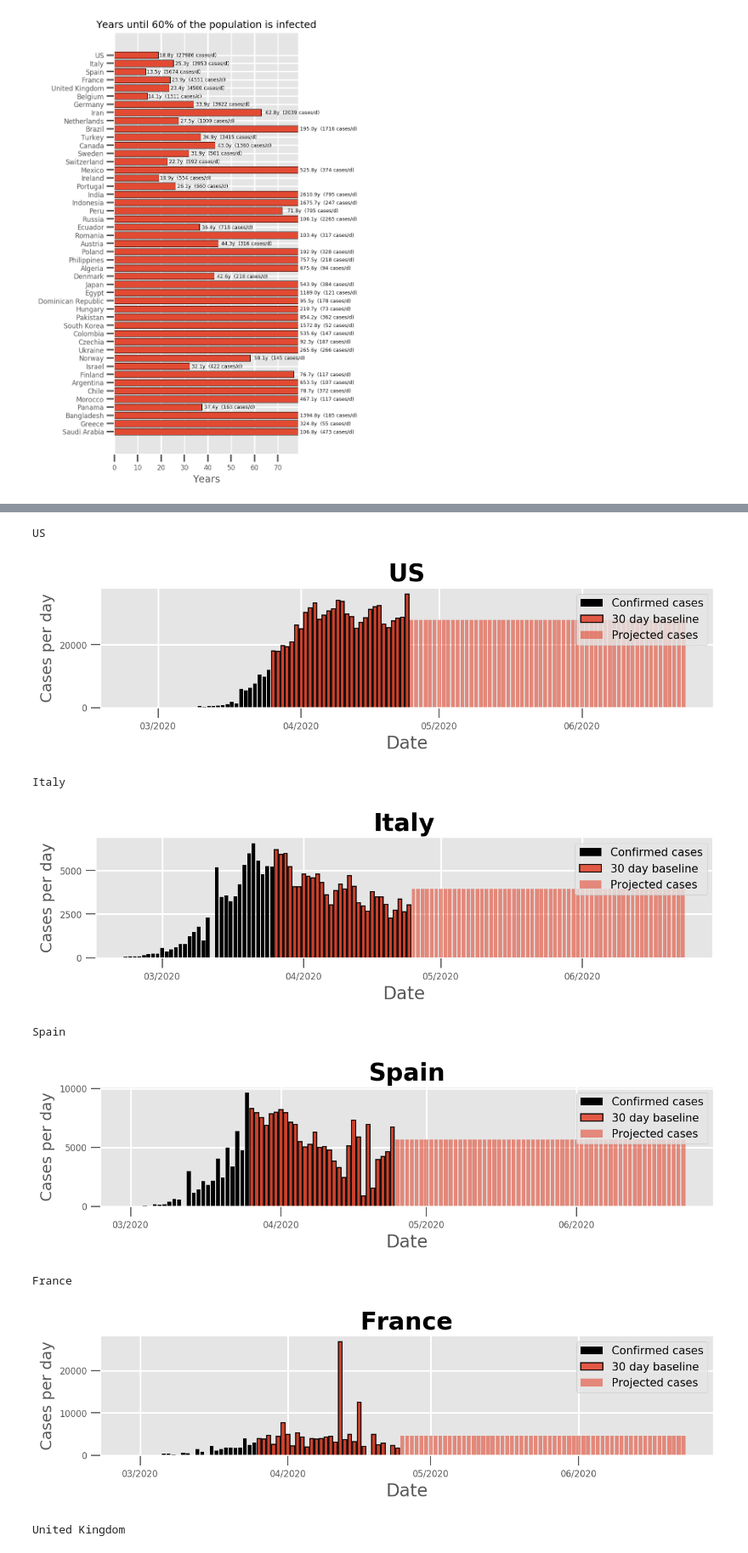
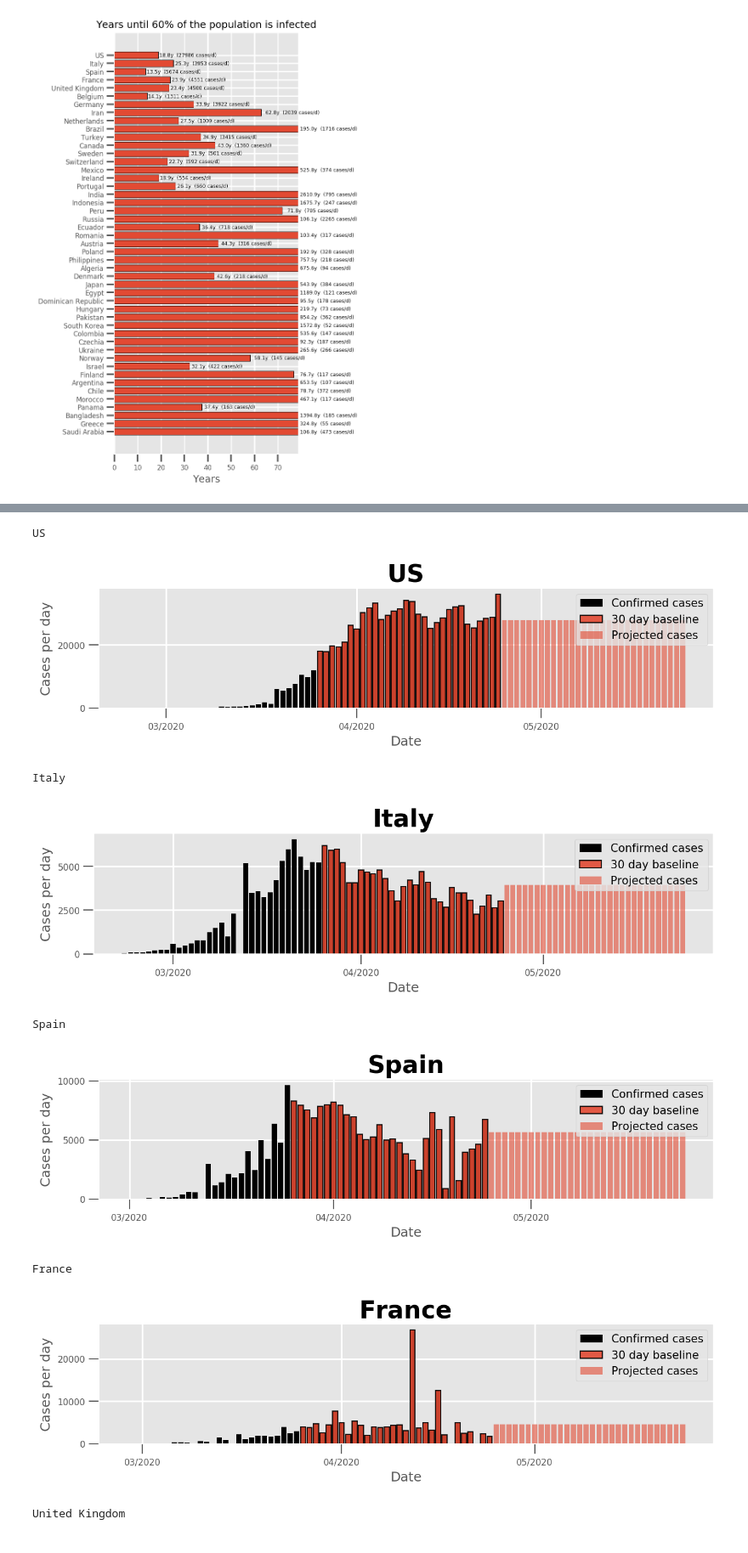
Before and after one commit to caglorithm/notebooks, a Jupyter notebook: _notebooks/2020-04-25-covid-herd-immunity.ipynb, the cells around one changed output, grey strips where cells are left out. Shown at 85% size. Drawn from its saved outputs; the diff is of its cells as text; code cells hidden in the pictures.

```diff
--- a/_notebooks/2020-04-25-covid-herd-immunity.ipynb
+++ b/_notebooks/2020-04-25-covid-herd-immunity.ipynb
@@ -293,41 +293,41 @@ for i, str_country in enumerate(countries):
     fig, axs = plt.subplots(1, 1, figsize=(10, 2), dpi=150)
     axs.set_title(f"{str_country}", fontsize=22, fontweight="bold")
 
     axs.bar(df_cases_country.index, df_cases_country.new_confirmed, lw=4, label=f"Confirmed cases", color='k')
 
     fit_cases = df_cases_country.iloc[-MEAN_CASES_DAYS:]
     axs.bar(fit_cases.index, fit_cases.new_confirmed, lw=1, edgecolor='k', label=f"{MEAN_CASES_DAYS} day baseline", color='C0', alpha=0.9)
 
 
     axs.xaxis.set_major_locator(mdates.MonthLocator(interval=1))   #to get a tick every x months
     axs.xaxis.set_major_formatter(mdates.DateFormatter('%m/%Y'))
 
-    days_to_go = 60
+    days_to_go = 30
     projected_cases_per_day = int(new_cases_mean_list[i])
     last_date = df_cases_country.iloc[[-1]].index + datetime.timedelta(days=1)
     future_cases = pd.DataFrame(index=pd.date_range(last_date[0], periods=int(days_to_go), freq='D'), columns=['new_confirmed'])
     future_cases['new_confirmed'] = projected_cases_per_day
 
 
     axs.bar(future_cases.index, future_cases.new_confirmed, lw=4, color='C0', label=f"Projected cases", alpha=0.6)
 
 
     axs.legend(loc=1, fontsize=10)
 
-    plt.xlabel(f"Date", fontsize=16)
+    plt.xlabel(f"Date", fontsize=12)
     axs.xaxis.set_tick_params(width=1)
     axs.yaxis.set_tick_params(width=1)
     plt.xticks(rotation=0, fontsize=8)
     plt.yticks(rotation=0, fontsize=8)
-    axs.set_ylabel(f"Cases per day", fontsize=14)
+    axs.set_ylabel(f"Cases per day", fontsize=12)
     plt.show()
 # %% [output]
 US
-[figure, old version]
+[figure, new version]
 Italy
-[figure, old version]
+[figure, new version]
 Spain
-[figure, old version]
+[figure, new version]
 France
-[figure, old version]
+[figure, new version]
 United Kingdom
```
Also changed, not shown: parts of 5 cells of this notebook.
